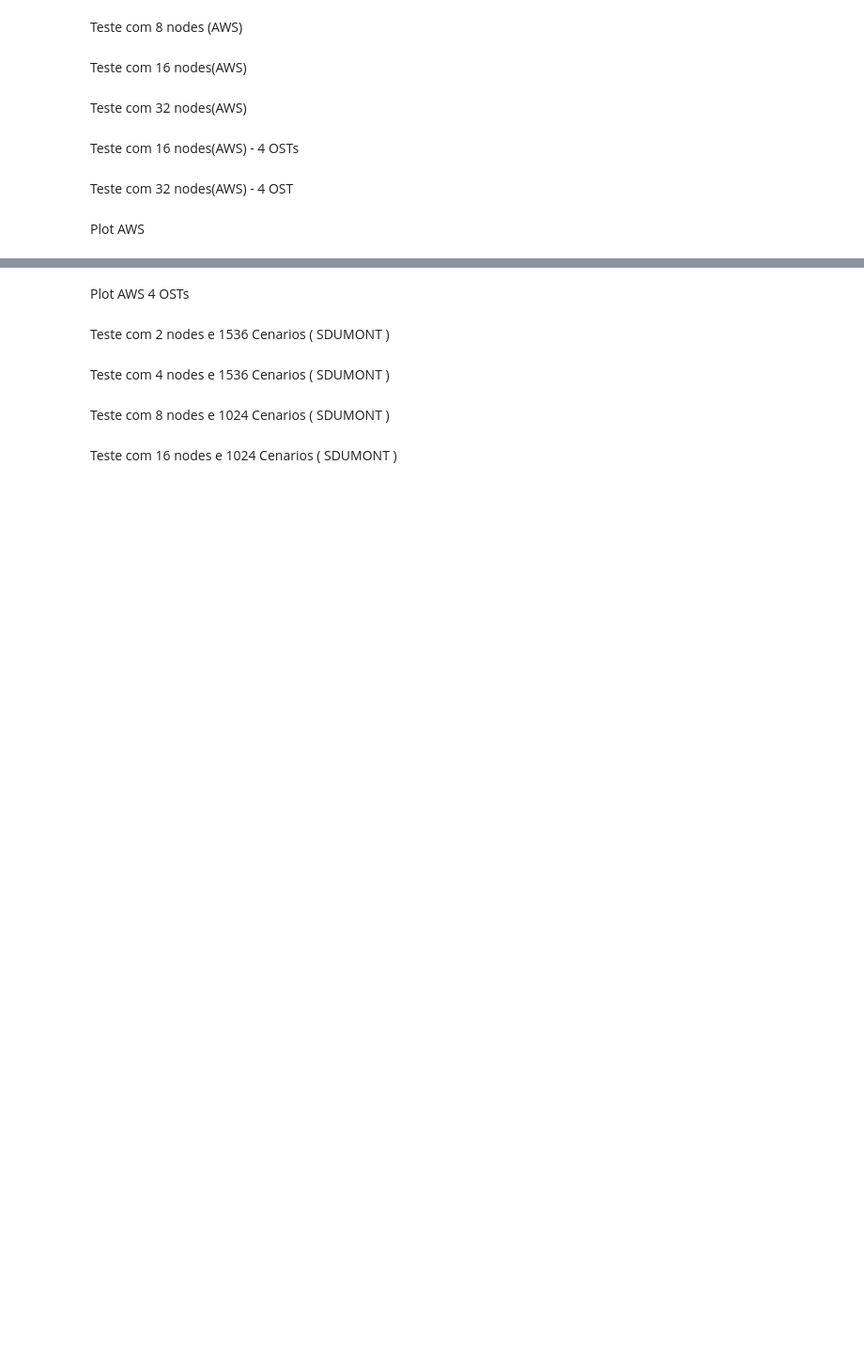
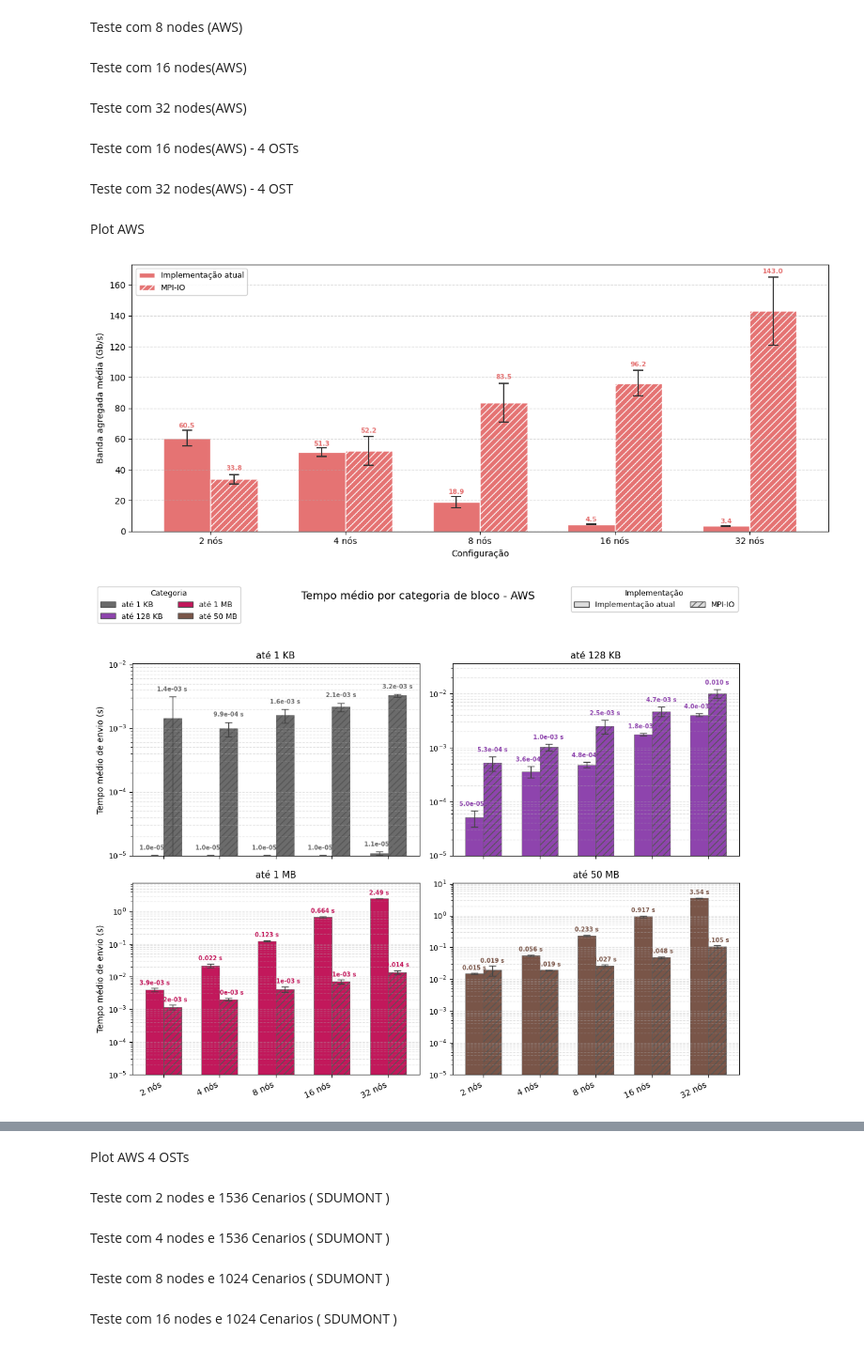
Before and after one commit to mbrcruz/PlotMPI, a Jupyter notebook: PlotResults/PlotResults.ipynb, the cells around one changed output, grey strips where cells are left out. Shown at 94% size. Saved outputs shown, nothing was run; the diff lists cells and outputs as text; code cells hidden in the pictures; blank space fills up the shorter version.

```diff
--- a/PlotResults/PlotResults.ipynb
+++ b/PlotResults/PlotResults.ipynb
@@ -118,30 +118,33 @@ Plot AWS
 # %%
 from MyPlot import *
 import os
 import numpy as np
 import matplotlib.pyplot as plt
 
 
 p1 =  MyPlot(os.path.join(path_dados_aws, "2-Nodes"),
             2 , 24, numberScenario ,TypeEvaluation.JUST_SEND)
 
 # p1.load_data(number_experiments=1)
 # p1.PlotHistogram()
 
 exps = [
     (os.path.join(path_dados_aws, "plot.csv"),        "Implementação atual"),
     (os.path.join(path_dados_aws_mpio, "plot.csv"), "MPI-IO"),
 ]
 
-p1.plotIO(exps)
+# p1.plotIO(exps)
 
 
 
 p1.plotBandwidth(exps,"AWS")
 
 
 p1.plotBlocks(exps,"AWS")
 
 
 p1.plotExecutionTime(exps, "AWS")
 #p1.plotScenarios(os.path.join(path_dados, "2-Nodes"),"AWS")
+# %% [output]
+[figure, added]
+[figure, added]
```
Also changed, not shown: parts of 2 cells of this notebook, 1 other file.
